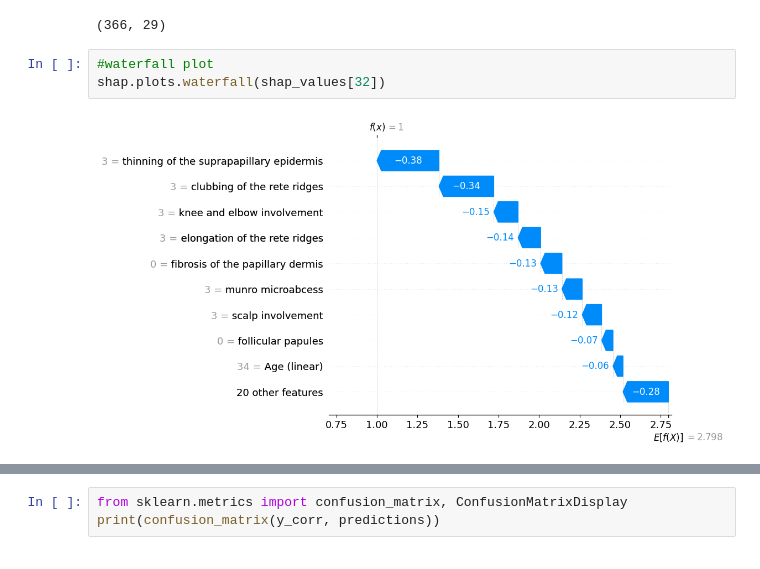
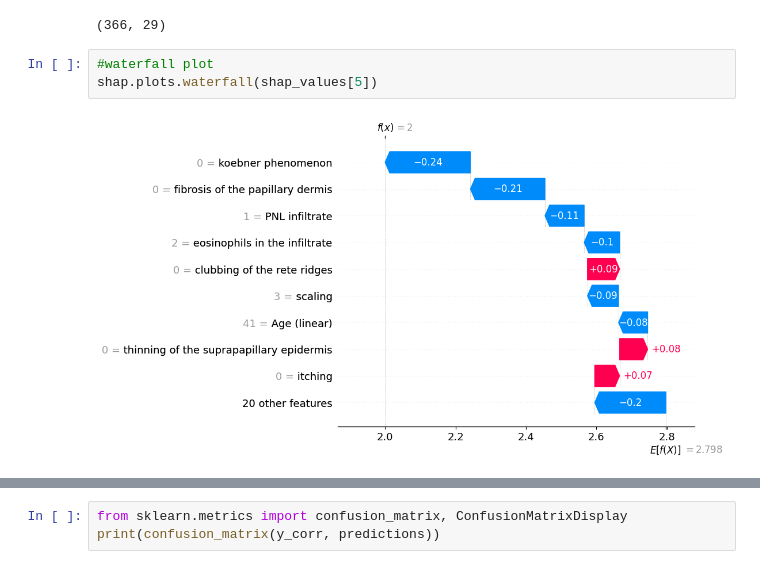
Before and after one commit to turagsarkar/Identification-of-Erythemato-Squamous-Disease, a Jupyter notebook: Identification_of_Erythemato_Squamous_Disease.ipynb, the cells around one changed output, grey strips where cells are left out. Cells and saved outputs as stored; diff of their text form.

```diff
--- a/Identification_of_Erythemato_Squamous_Disease.ipynb
+++ b/Identification_of_Erythemato_Squamous_Disease.ipynb
@@ -763,9 +776,9 @@ np.shape(shap_values.values)
 (366, 29)
 # %%
 #waterfall plot
-shap.plots.waterfall(shap_values[32])
+shap.plots.waterfall(shap_values[5])
 # %% [output]
-[figure, old version]
+[figure, new version]
 # %%
 #beeswarm
 shap.plots.beeswarm(shap_values)
```
Also changed, not shown: parts of 18 cells of this notebook.
